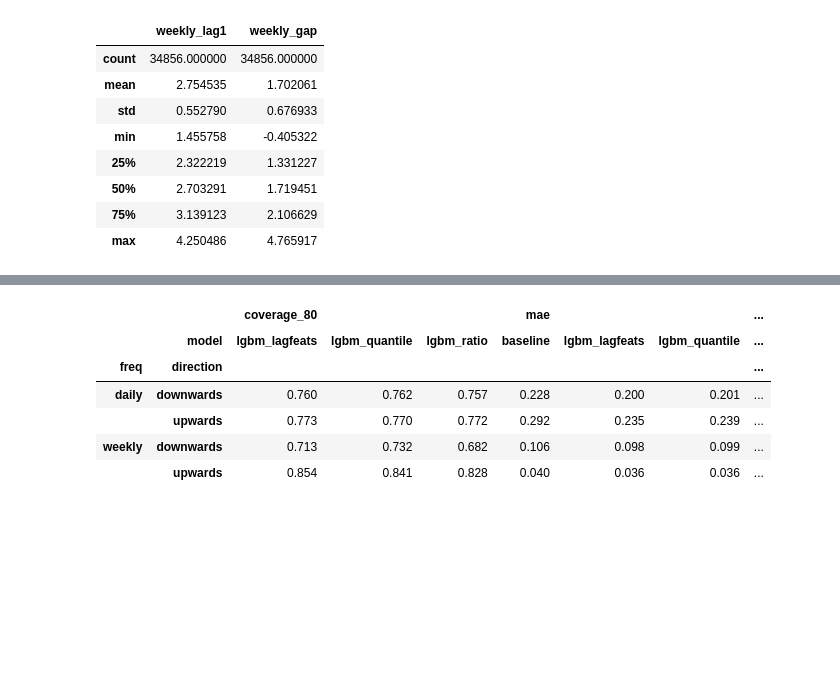
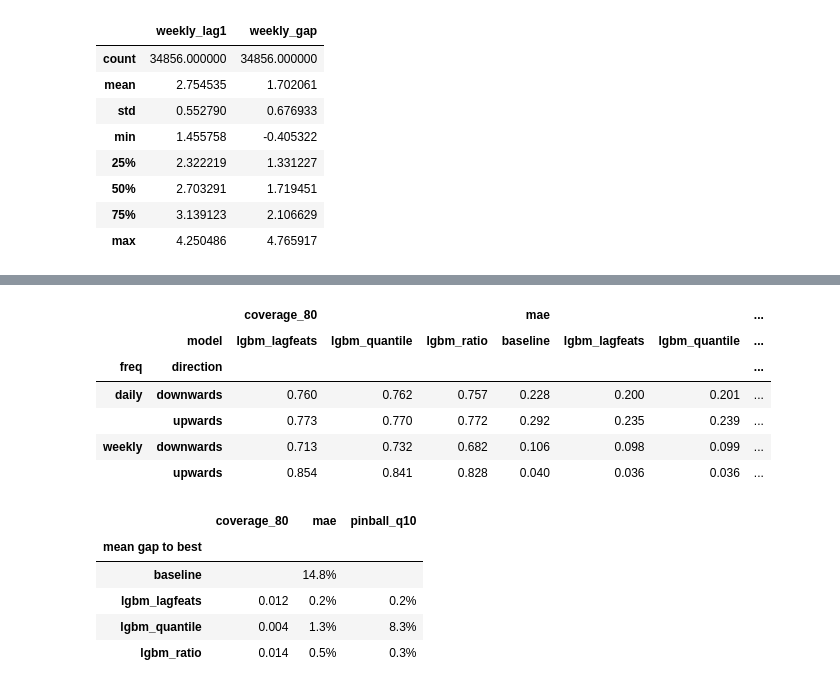
Before and after one commit to carolinaaraujo23/Swissgrid-reserve-price-forecast, a Jupyter notebook: notebooks/lgbm.ipynb, the cells around one changed output, grey strips where cells are left out. Drawn from its saved outputs; the diff is of its cells as text; code cells hidden in the pictures; blank space fills up the shorter version.

```diff
--- a/notebooks/lgbm.ipynb
+++ b/notebooks/lgbm.ipynb
@@ -85,3 +85,35 @@ def green_long(df, metrics, by=("freq", "direction")):
     for m in metrics:
         styled = styled.format(_fmt(m), subset=[m], na_rep="")
     return styled
+
+
+def _gaps(t, metric):
+    """Distance of each value to the best of its row (0 = best): relative for errors and revenue,
+    in points for the coverage (distance to 0.80)."""
+    v = t.apply(pd.to_numeric, errors="coerce")
+    if metric.startswith("coverage"):
+        d = (v - 0.80).abs()
+        return d.sub(d.min(axis=1), axis=0)
+    if metric.startswith(("mae", "rmse", "pinball")):
+        best = v.min(axis=1)
+        return v.sub(best, axis=0).div(best, axis=0)
+    best = v.max(axis=1)
+    return v.rsub(best, axis=0).div(best, axis=0)
+
+
+def mean_gap_table(table, metric=None):
+    """How far each model is, on average, from the best model of each row: 0 = always the best.
+
+    One row per model, one column per metric (in % for errors, in points of distance to 0.80 for the
+    coverage). metric: the metric of a one-metric table; leave None for tables made with
+    pivot_table(values=[...]). Green: the closest to the best, for each metric.
+    """
+    metrics = [metric] if metric is not None else list(table.columns.get_level_values(0).unique())
+    out = {}
+    for m in metrics:
+        t = table if metric is not None else table[m]
+        out[m] = _gaps(t, m).mean()
+    out = pd.DataFrame(out)
+    out.index.name = "mean gap to best"
+    fmt = {m: "{:.3f}" if m.startswith("coverage") else "{:.1%}" for m in metrics}
+    return out.style.highlight_min(axis=0, props=BEST).format(fmt, na_rep="")
@@ -382,21 +448,29 @@ green(report_x.pivot_table(index=["freq", "direction"], columns="model",
 # %%
 contracts_r = {
     "baseline": contracts["baseline"],
     "lgbm_quantile": contracts["lgbm_quantile"],
     "lgbm_lagfeats": to_contract(preds_lgbm_x, "lgbm_lagfeats"),
     "lgbm_ratio": to_contract(preds_lgbm_r, "lgbm_ratio"),
 }
 report_r = evaluator.evaluate_many(contracts_r)
-green(report_r.pivot_table(index=["freq", "direction"], columns="model",
-                           values=["mae", "pinball_q10", "coverage_80"]))
+table = report_r.pivot_table(index=["freq", "direction"], columns="model",
+                        values=["mae", "pinball_q10", "coverage_80"])
+display(green(table))
+display(mean_gap_table(table))
 # %% [output]
 |  |  | coverage_80 |  |  | mae |  |  | ... |
 |  | model | lgbm_lagfeats | lgbm_quantile | lgbm_ratio | baseline | lgbm_lagfeats | lgbm_quantile | ... |
 | freq | direction |  |  |  |  |  |  | ... |
 | daily | downwards | 0.760 | 0.762 | 0.757 | 0.228 | 0.200 | 0.201 | ... |
 |  | upwards | 0.773 | 0.770 | 0.772 | 0.292 | 0.235 | 0.239 | ... |
 | weekly | downwards | 0.713 | 0.732 | 0.682 | 0.106 | 0.098 | 0.099 | ... |
 |  | upwards | 0.854 | 0.841 | 0.828 | 0.040 | 0.036 | 0.036 | ... |
+|  | coverage_80 | mae | pinball_q10 |
+| mean gap to best |  |  |  |
+| baseline |  | 14.8% |  |
+| lgbm_lagfeats | 0.012 | 0.2% | 0.2% |
+| lgbm_quantile | 0.004 | 1.3% | 8.3% |
+| lgbm_ratio | 0.014 | 0.5% | 0.3% |
 # %%
 contracts_c = {
     "baseline": contracts["baseline"],
```
Also changed, not shown: parts of 6 cells of this notebook, 7 other files.
